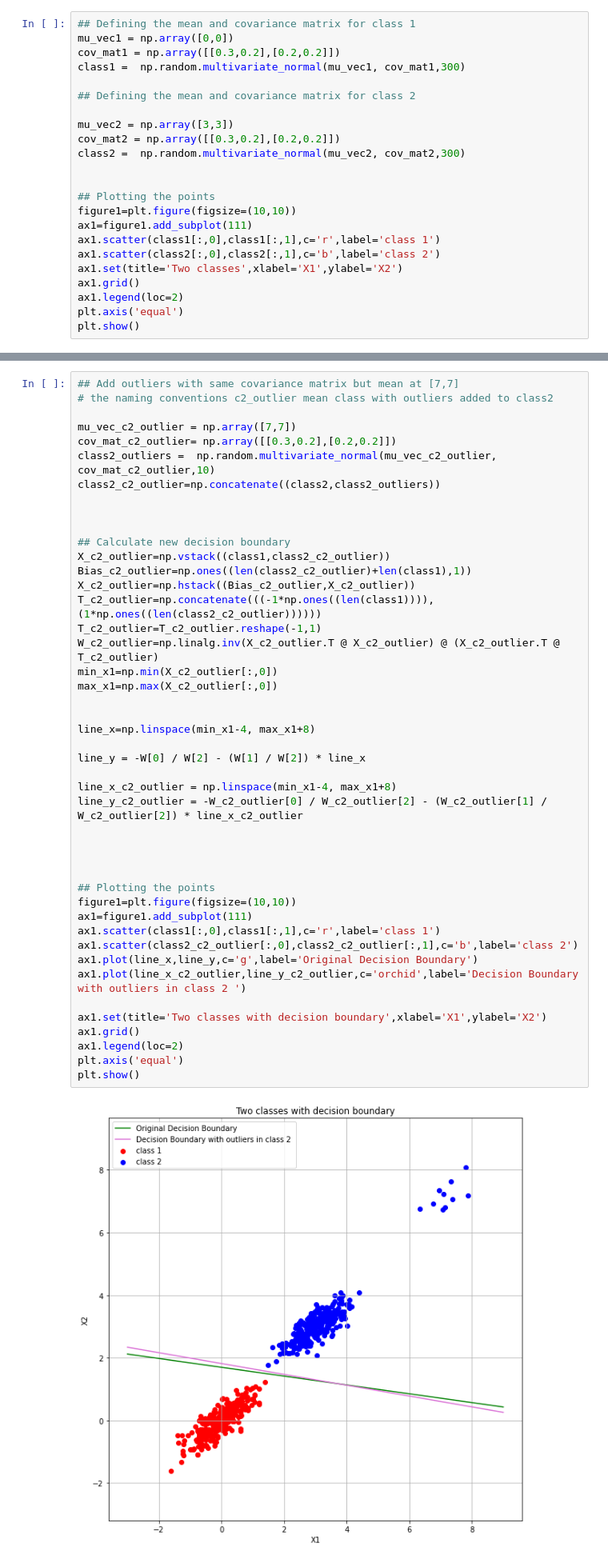
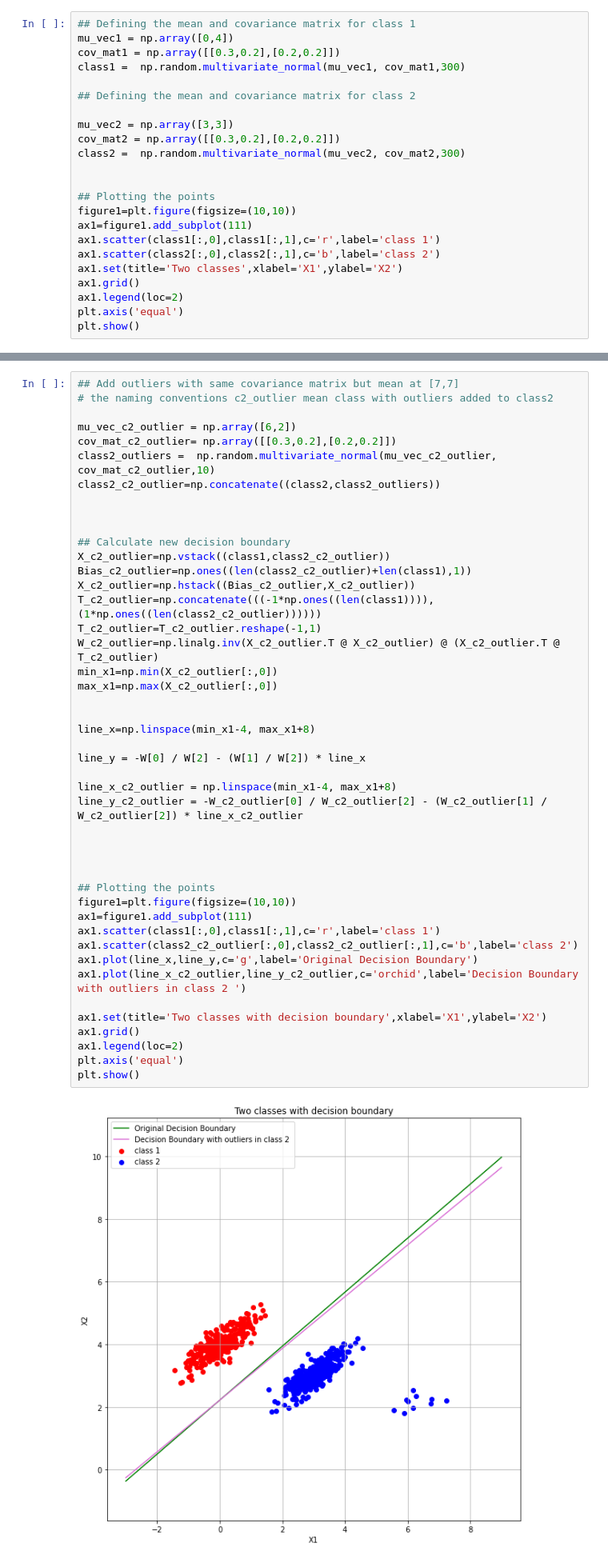
Before and after one commit to malwaru/Awesome-MachineLearning, a Jupyter notebook: ML_Assignment_04/Homework_LinDiscriminant_LogRegression.ipynb, the cells around one changed output, grey strips where cells are left out. Shown at 80% size. Cells and saved outputs as stored; diff of their text form.

```diff
--- a/ML_Assignment_04/Homework_LinDiscriminant_LogRegression.ipynb
+++ b/ML_Assignment_04/Homework_LinDiscriminant_LogRegression.ipynb
@@ -47,7 +47,7 @@ from sklearn.linear_model import LogisticRegression
 - Create 300 sample for each class and visualise them, give different colors for two classes.
 # %%
 ## Defining the mean and covariance matrix for class 1
-mu_vec1 = np.array([0,0])
+mu_vec1 = np.array([0,4])
 cov_mat1 = np.array([[0.3,0.2],[0.2,0.2]])
 class1 =  np.random.multivariate_normal(mu_vec1, cov_mat1,300)
 
@@ -116,7 +116,7 @@ plt.show()
 ## Add outliers with same covariance matrix but mean at [7,7]
 # the naming conventions c2_outlier mean class with outliers added to class2
 
-mu_vec_c2_outlier = np.array([7,7])
+mu_vec_c2_outlier = np.array([6,2])
 cov_mat_c2_outlier= np.array([[0.3,0.2],[0.2,0.2]])
 class2_outliers =  np.random.multivariate_normal(mu_vec_c2_outlier, cov_mat_c2_outlier,10)
 class2_c2_outlier=np.concatenate((class2,class2_outliers))
@@ -131,34 +131,34 @@ T_c2_outlier=np.concatenate(((-1*np.ones((len(class1)))),(1*np.ones((len(class2_
 T_c2_outlier=T_c2_outlier.reshape(-1,1)
 W_c2_outlier=np.linalg.inv(X_c2_outlier.T @ X_c2_outlier) @ (X_c2_outlier.T @ T_c2_outlier)
 min_x1=np.min(X_c2_outlier[:,0])
 max_x1=np.max(X_c2_outlier[:,0])
 
 
 line_x=np.linspace(min_x1-4, max_x1+8)
 
 line_y = -W[0] / W[2] - (W[1] / W[2]) * line_x
 
 line_x_c2_outlier = np.linspace(min_x1-4, max_x1+8)
 line_y_c2_outlier = -W_c2_outlier[0] / W_c2_outlier[2] - (W_c2_outlier[1] / W_c2_outlier[2]) * line_x_c2_outlier
 
 
 
 
 ## Plotting the points
 figure1=plt.figure(figsize=(10,10))
 ax1=figure1.add_subplot(111)
 ax1.scatter(class1[:,0],class1[:,1],c='r',label='class 1')
 ax1.scatter(class2_c2_outlier[:,0],class2_c2_outlier[:,1],c='b',label='class 2')
 ax1.plot(line_x,line_y,c='g',label='Original Decision Boundary')
 ax1.plot(line_x_c2_outlier,line_y_c2_outlier,c='orchid',label='Decision Boundary with outliers in class 2 ')
 
 ax1.set(title='Two classes with decision boundary',xlabel='X1',ylabel='X2')
 ax1.grid()
 ax1.legend(loc=2)
 plt.axis('equal')
 plt.show()
 # %% [output]
-[figure, old version]
+[figure, new version]
 # %% [markdown]
 #### 3.2 Plot-2 [10 points]
 - Add outliers (both the classes, in the decision region), namely misclassified data points. Show that your decision boundary is sensitive to outliers. **(look at second slide of Problems with Least Squares in lecture-5)**
```
Also changed, not shown: parts of 9 cells of this notebook.
